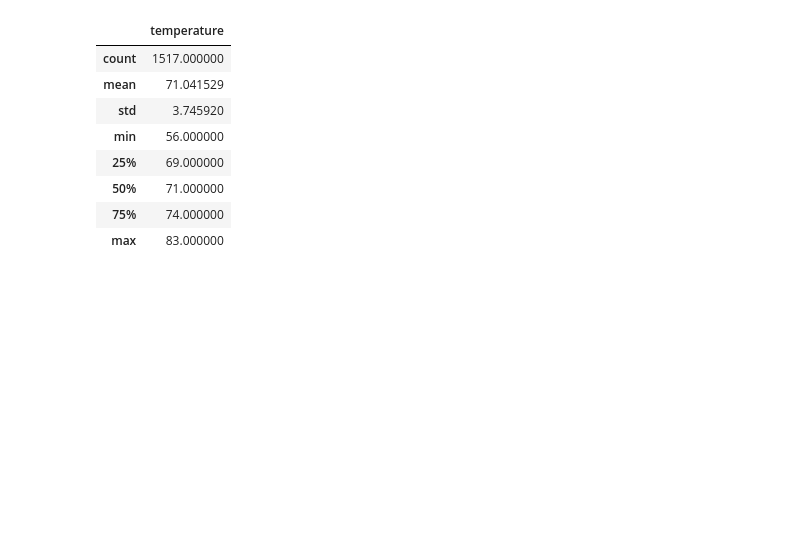
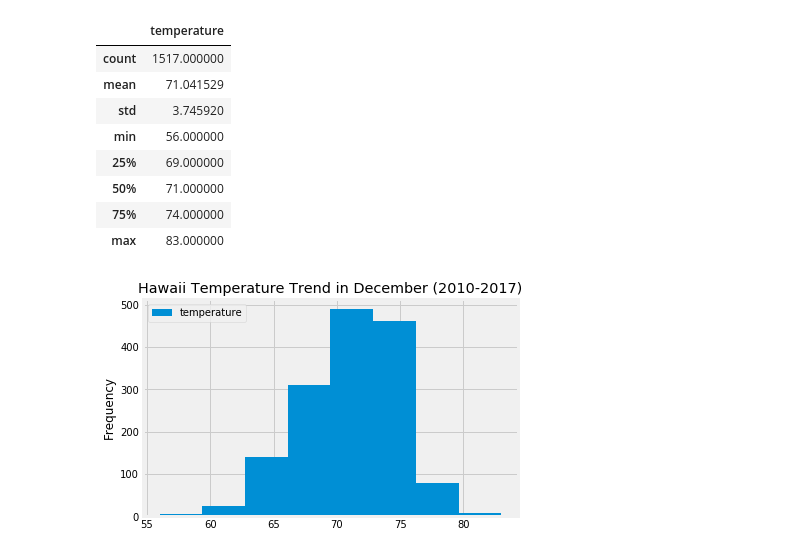
Before and after one commit to jojobear2020/Surfs_Up, a Jupyter notebook: SurfsUp_Challenge.ipynb, the cells around one changed output. Saved outputs shown, nothing was run; the diff lists cells and outputs as text; code cells hidden in the pictures; blank space fills up the shorter version.

```diff
--- a/SurfsUp_Challenge.ipynb
+++ b/SurfsUp_Challenge.ipynb
@@ -131,3 +161,10 @@ df_dec.describe()
 | 50% | 71.000000 |
 | 75% | 74.000000 |
 | max | 83.000000 |
+# %%
+# plot to see occurence trend
+df_dec.plot.hist(bins=8, title = "Hawaii Temperature Trend in December (2010-2017)")
+# save graph
+plot.savefig("analysis/dec_temp_occurence.png")
+# %% [output]
+[figure, added]
```
Also changed, not shown: parts of 4 cells of this notebook.
